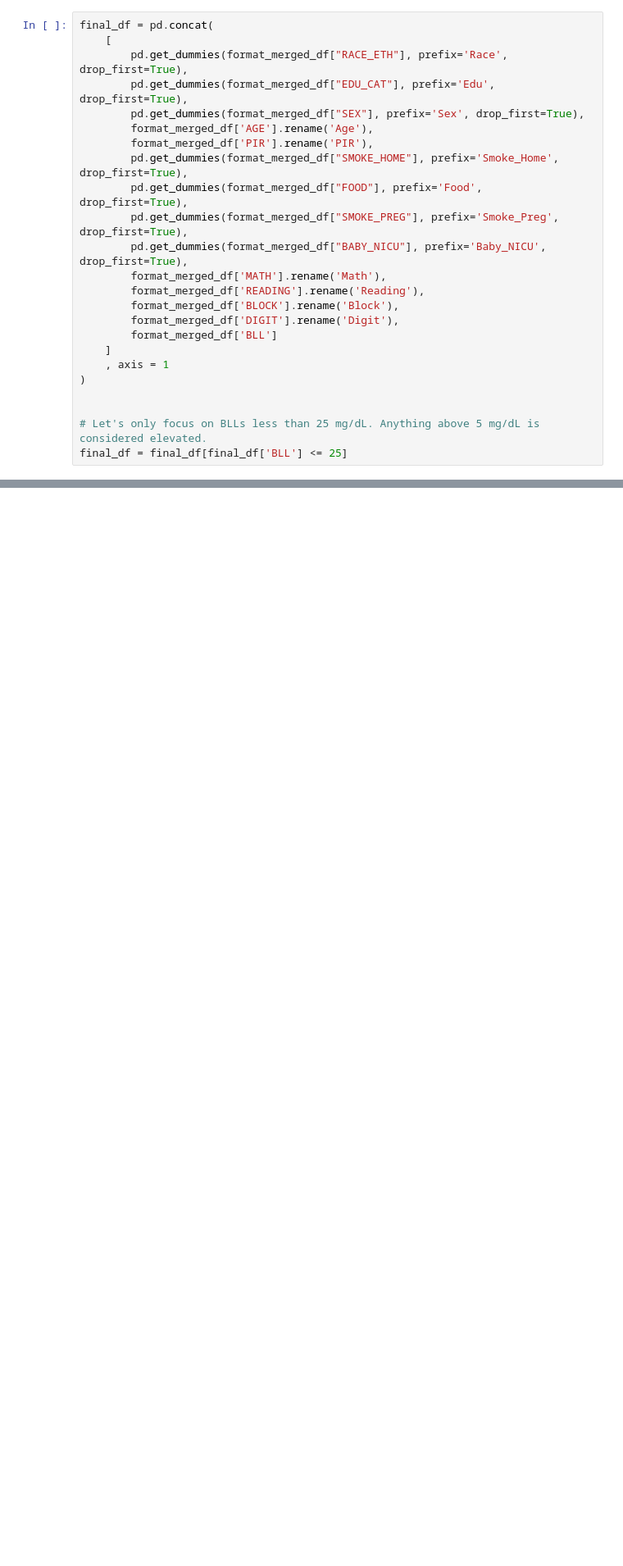
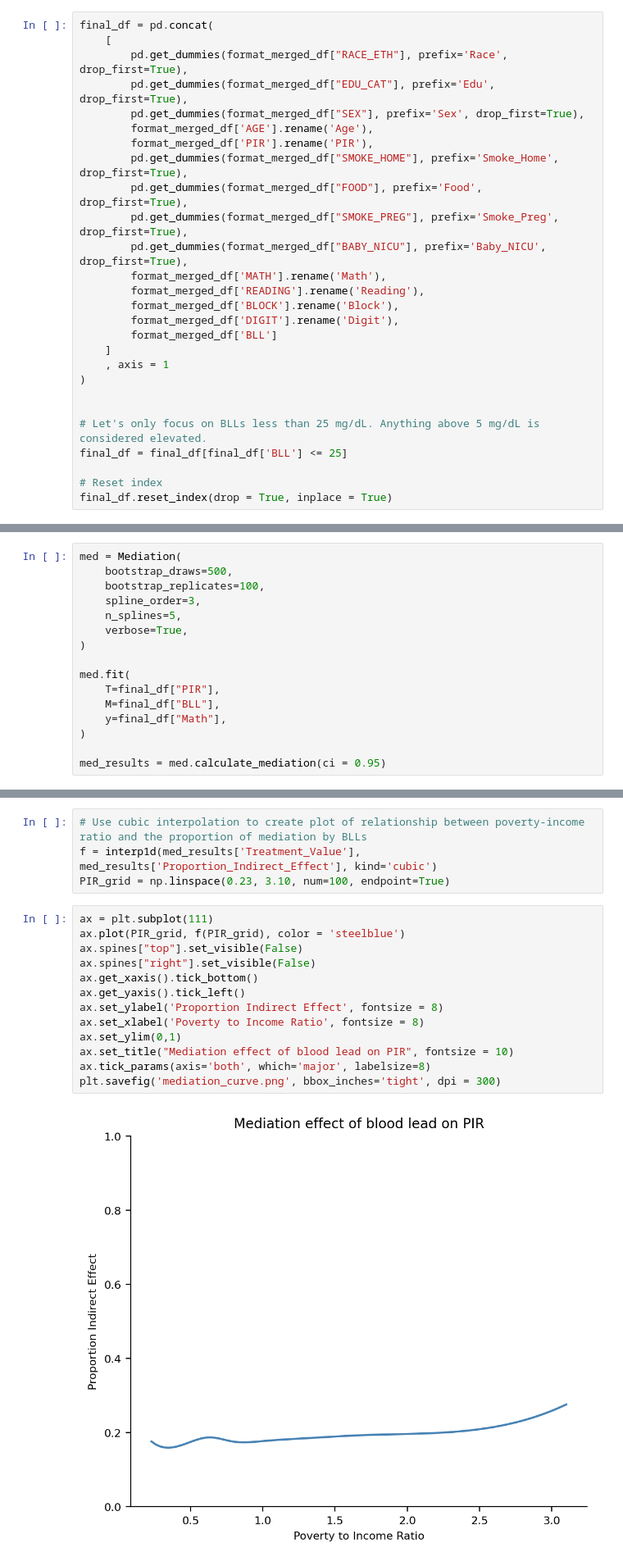
Before and after one commit to ronikobrosly/causal-curve, a Jupyter notebook: examples/NHANES_BLL_example.ipynb, the cells around one changed output, grey strips where cells are left out. Shown at 82% size. Saved outputs shown, nothing was run; the diff lists cells and outputs as text; blank space fills up the shorter version.

```diff
--- a/examples/NHANES_BLL_example.ipynb
+++ b/examples/NHANES_BLL_example.ipynb
@@ -284,6 +283,9 @@ final_df = pd.concat(
 
 # Let's only focus on BLLs less than 25 mg/dL. Anything above 5 mg/dL is considered elevated.
 final_df = final_df[final_df['BLL'] <= 25]
+
+# Reset index
+final_df.reset_index(drop = True, inplace = True)
 # %% [markdown]
 ### Exploring the key distributions
 # %%
@@ -444,2 +452,18 @@ fig.savefig('test_causal_curves.png', bbox_inches='tight', dpi = 300)
 # %% [markdown]
 ### Exploring how BLLs mediate the relationship between income and cognitive outcomes
+# %%
+med = Mediation(
+    bootstrap_draws=500,
+    bootstrap_replicates=100,
+    spline_order=3,
+    n_splines=5,
+    verbose=True,
+)
+
+med.fit(
+    T=final_df["PIR"],
+    M=final_df["BLL"],
+    y=final_df["Math"],
+)
+
+med_results = med.calculate_mediation(ci = 0.95)
@@ -445,0 +488,19 @@ fig.savefig('test_causal_curves.png', bbox_inches='tight', dpi = 300)
+# %%
+# Use cubic interpolation to create plot of relationship between poverty-income ratio and the proportion of mediation by BLLs
+f = interp1d(med_results['Treatment_Value'], med_results['Proportion_Indirect_Effect'], kind='cubic')
+PIR_grid = np.linspace(0.23, 3.10, num=100, endpoint=True)
+# %%
+ax = plt.subplot(111)
+ax.plot(PIR_grid, f(PIR_grid), color = 'steelblue')
+ax.spines["top"].set_visible(False)
+ax.spines["right"].set_visible(False)
+ax.get_xaxis().tick_bottom()
+ax.get_yaxis().tick_left()
+ax.set_ylabel('Proportion Indirect Effect', fontsize = 8)
+ax.set_xlabel('Poverty to Income Ratio', fontsize = 8)
+ax.set_ylim(0,1)
+ax.set_title("Mediation effect of blood lead on PIR", fontsize = 10)
+ax.tick_params(axis='both', which='major', labelsize=8)
+plt.savefig('mediation_curve.png', bbox_inches='tight', dpi = 300)
+# %% [output]
+[figure, added]
```
Also changed, not shown: parts of 5 cells of this notebook, 2 other files.
